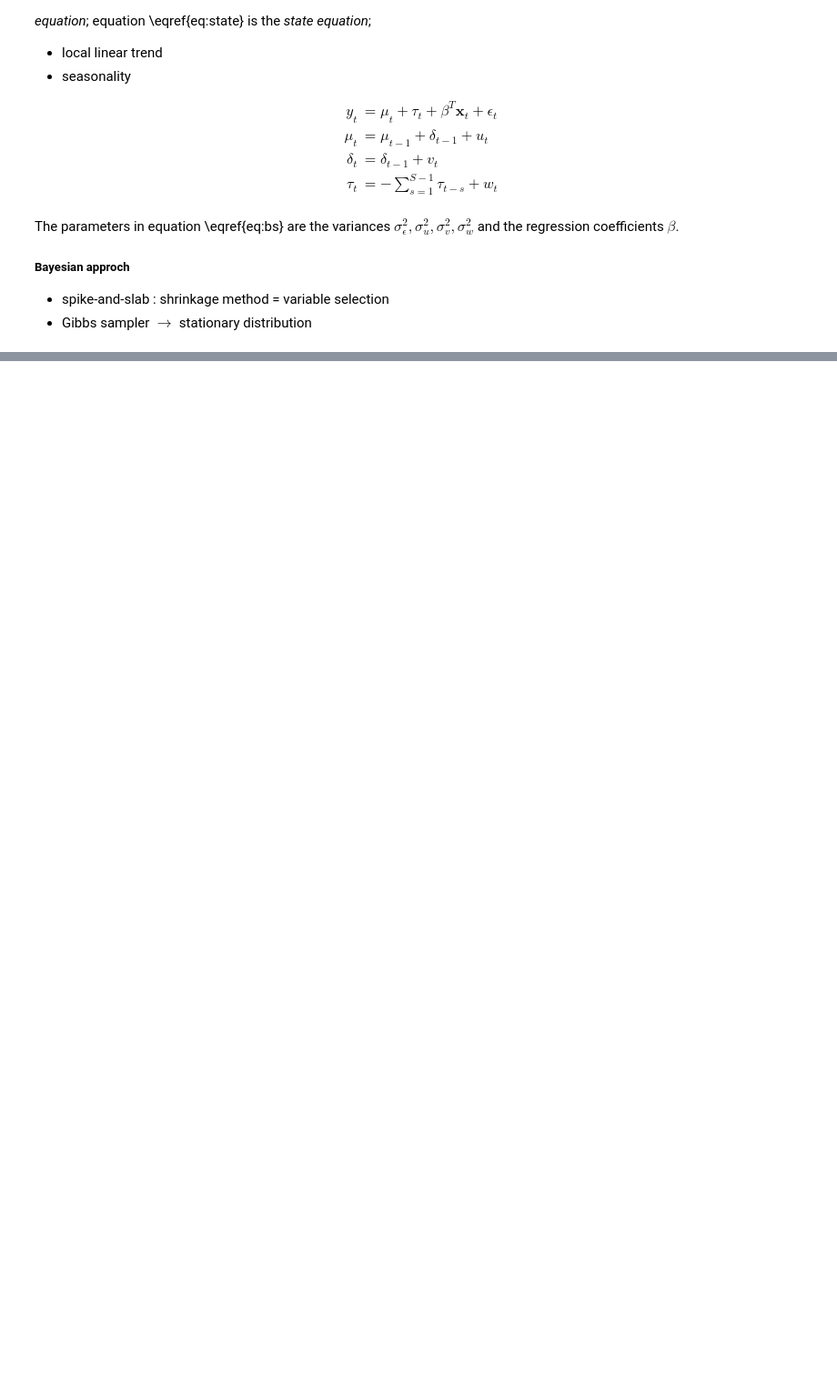
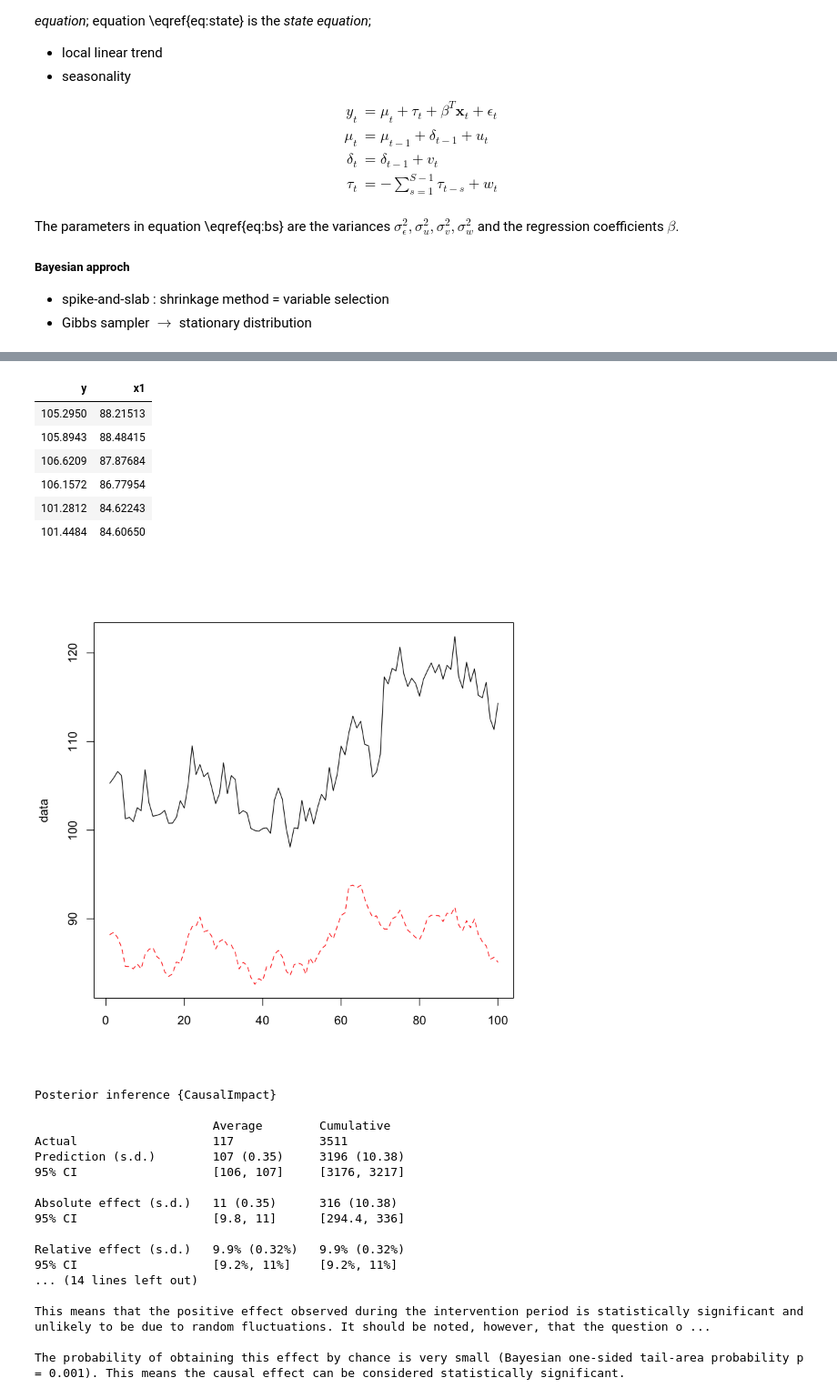
Before and after one commit to Yimdh/progress, a Jupyter notebook: stat/causalInference/[paper]usingCausalInference_Uber/03_inerrupted time series without control single-group.ipynb, the cells around one changed output, grey strips where cells are left out. Shown at 91% size. Saved outputs shown, nothing was run; the diff lists cells and outputs as text; code cells hidden in the pictures; blank space fills up the shorter version.

```diff
--- a/stat/causalInference/[paper]usingCausalInference_Uber/03_inerrupted time series without control single-group.ipynb
+++ b/stat/causalInference/[paper]usingCausalInference_Uber/03_inerrupted time series without control single-group.ipynb
@@ -49,0 +53,60 @@ The parameters in equation \eqref{eq:bs} are the variances $\sigma^2_\epsilon,\s
+# %%
+#install.packages("CausalImpact",dependencies=TRUE)
+library(tidyverse)
+library(lubridate)
+library(CausalImpact)
+set.seed(1)
+x1 <- 100 + arima.sim(model = list(ar = 0.999), n = 100)
+y <- 1.2 * x1 + rnorm(100)
+y[71:100] <- y[71:100] + 10
+
+
+
+data <- cbind(y, x1)
+
+head(data)
+matplot(data, type = "l")
+
+pre.period <- c(1, 70)
+post.period <- c(71, 100)
+
+impact <- CausalImpact(data, pre.period, post.period)
+plot(impact)
+
+
+#post.period <- c(71, 100)
+#post.period.response <- y[post.period[1] : post.period[2]]
+#y[post.period[1] : post.period[2]] <- NA
+#ss <- AddLocalLevel(list(), y)
+#bsts.model <- bsts(y ~ x1, ss, niter = 1000)
+#impact <- CausalImpact(bsts.model = bsts.model,
+       #                post.period.response = post.period.response)
+
+summary(impact)
+summary(impact, "report")
+# %% [output]
+| y | x1 |
+| 105.2950 | 88.21513 |
+| 105.8943 | 88.48415 |
+| 106.6209 | 87.87684 |
+| 106.1572 | 86.77954 |
+| 101.2812 | 84.62243 |
+| 101.4484 | 84.60650 |
+[figure, added]
+Posterior inference {CausalImpact}
+
+                         Average        Cumulative
+Actual                   117            3511
+Prediction (s.d.)        107 (0.35)     3196 (10.38)
+95% CI                   [106, 107]     [3176, 3217]
+
+Absolute effect (s.d.)   11 (0.35)      316 (10.38)
+95% CI                   [9.8, 11]      [294.4, 336]
+
+Relative effect (s.d.)   9.9% (0.32%)   9.9% (0.32%)
+95% CI                   [9.2%, 11%]    [9.2%, 11%]
+... (14 lines left out)
+
+This means that the positive effect observed during the intervention period is statistically significant and unlikely to be due to random fluctuations. It should be noted, however, that the question o ...
+
+The probability of obtaining this effect by chance is very small (Bayesian one-sided tail-area probability p = 0.001). This means the causal effect can be considered statistically significant.
```
Also changed, not shown: parts of 9 cells of this notebook, 2 other files.
